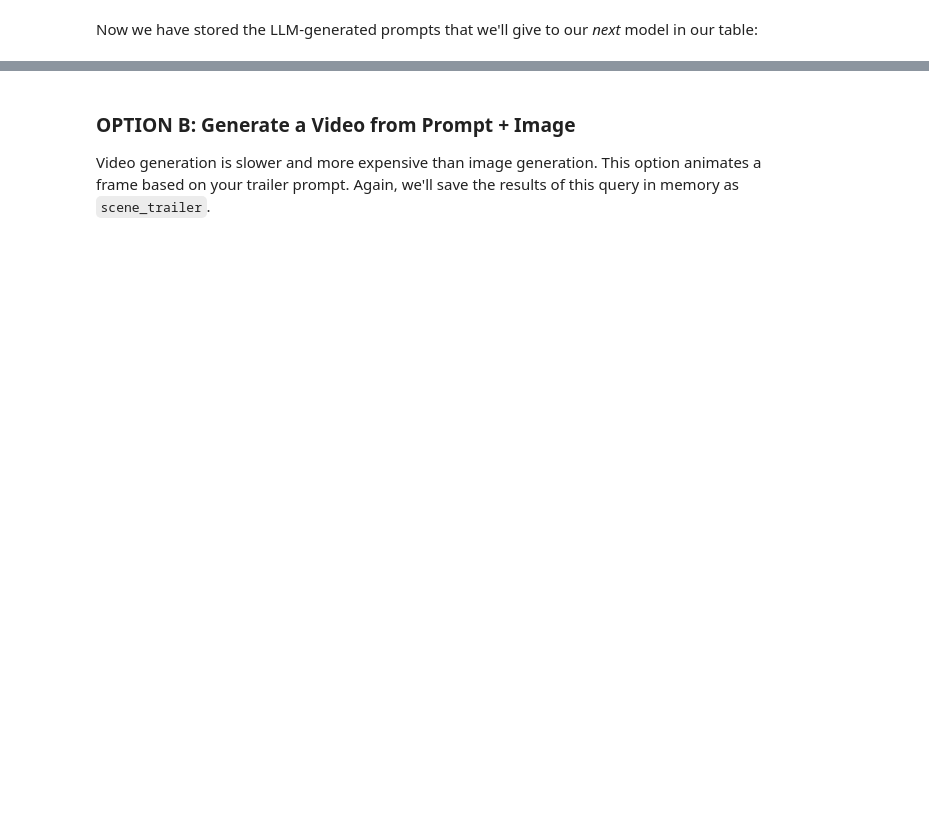
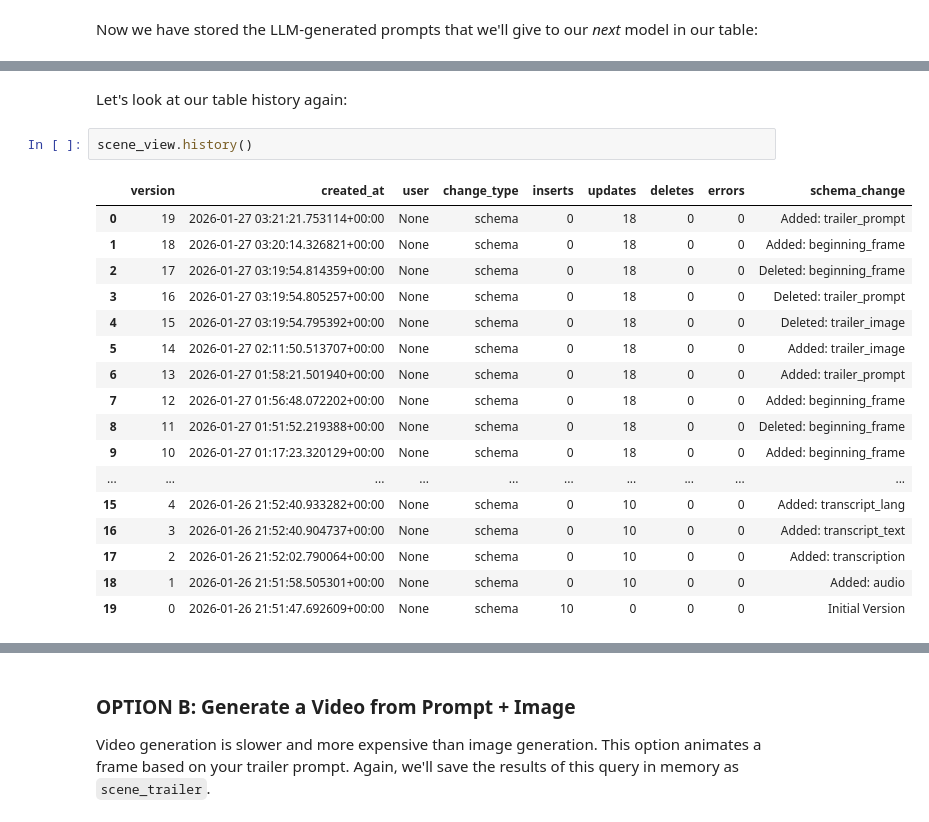
Before and after one commit to apreshill/pxt-primetime, a Jupyter notebook: 03_generate-from-data.ipynb, the cells around one changed output, grey strips where cells are left out. Saved outputs shown, nothing was run; the diff lists cells and outputs as text; blank space fills up the shorter version.

```diff
--- a/03_generate-from-data.ipynb
+++ b/03_generate-from-data.ipynb
@@ -210,3 +263,25 @@ scene_view.select(
+# %% [markdown]
+Let's look at our table history again:
+# %%
+scene_view.history()
+# %% [output]
+|  | version | created_at | user | change_type | inserts | updates | deletes | errors | schema_change |
+| 0 | 19 | 2026-01-27 03:21:21.753114+00:00 | None | schema | 0 | 18 | 0 | 0 | Added: trailer_prompt |
+| 1 | 18 | 2026-01-27 03:20:14.326821+00:00 | None | schema | 0 | 18 | 0 | 0 | Added: beginning_frame |
+| 2 | 17 | 2026-01-27 03:19:54.814359+00:00 | None | schema | 0 | 18 | 0 | 0 | Deleted: beginning_frame |
+| 3 | 16 | 2026-01-27 03:19:54.805257+00:00 | None | schema | 0 | 18 | 0 | 0 | Deleted: trailer_prompt |
+| 4 | 15 | 2026-01-27 03:19:54.795392+00:00 | None | schema | 0 | 18 | 0 | 0 | Deleted: trailer_image |
+| 5 | 14 | 2026-01-27 02:11:50.513707+00:00 | None | schema | 0 | 18 | 0 | 0 | Added: trailer_image |
+| 6 | 13 | 2026-01-27 01:58:21.501940+00:00 | None | schema | 0 | 18 | 0 | 0 | Added: trailer_prompt |
+| 7 | 12 | 2026-01-27 01:56:48.072202+00:00 | None | schema | 0 | 18 | 0 | 0 | Added: beginning_frame |
+| 8 | 11 | 2026-01-27 01:51:52.219388+00:00 | None | schema | 0 | 18 | 0 | 0 | Deleted: beginning_frame |
+| 9 | 10 | 2026-01-27 01:17:23.320129+00:00 | None | schema | 0 | 18 | 0 | 0 | Added: beginning_frame |
+| ... | ... | ... | ... | ... | ... | ... | ... | ... | ... |
+| 15 | 4 | 2026-01-26 21:52:40.933282+00:00 | None | schema | 0 | 10 | 0 | 0 | Added: transcript_lang |
+| 16 | 3 | 2026-01-26 21:52:40.904737+00:00 | None | schema | 0 | 10 | 0 | 0 | Added: transcript_text |
+| 17 | 2 | 2026-01-26 21:52:02.790064+00:00 | None | schema | 0 | 10 | 0 | 0 | Added: transcription |
+| 18 | 1 | 2026-01-26 21:51:58.505301+00:00 | None | schema | 0 | 10 | 0 | 0 | Added: audio |
+| 19 | 0 | 2026-01-26 21:51:47.692609+00:00 | None | schema | 10 | 0 | 0 | 0 | Initial Version |
 # %% [markdown]
 ## 03 - Create New Content
 
```
Also changed, not shown: parts of 35 cells of this notebook, 1 other file.
